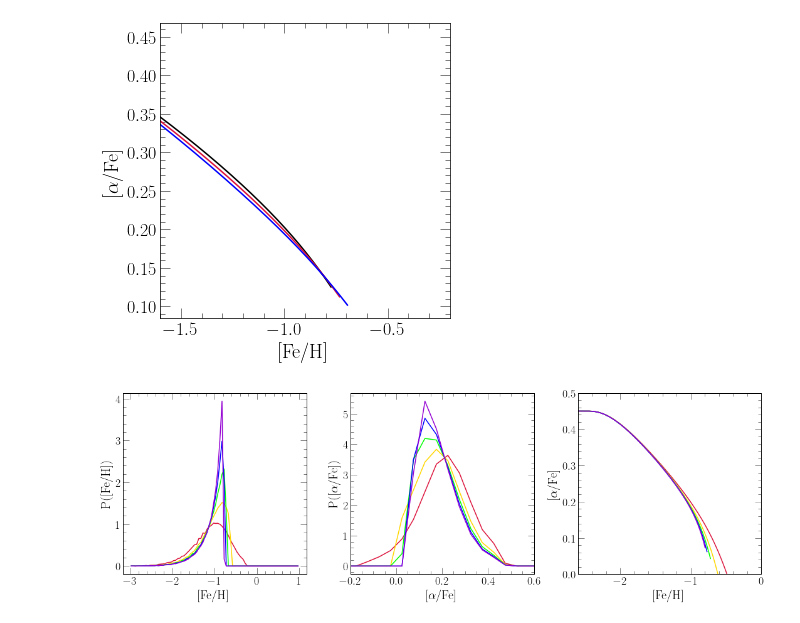
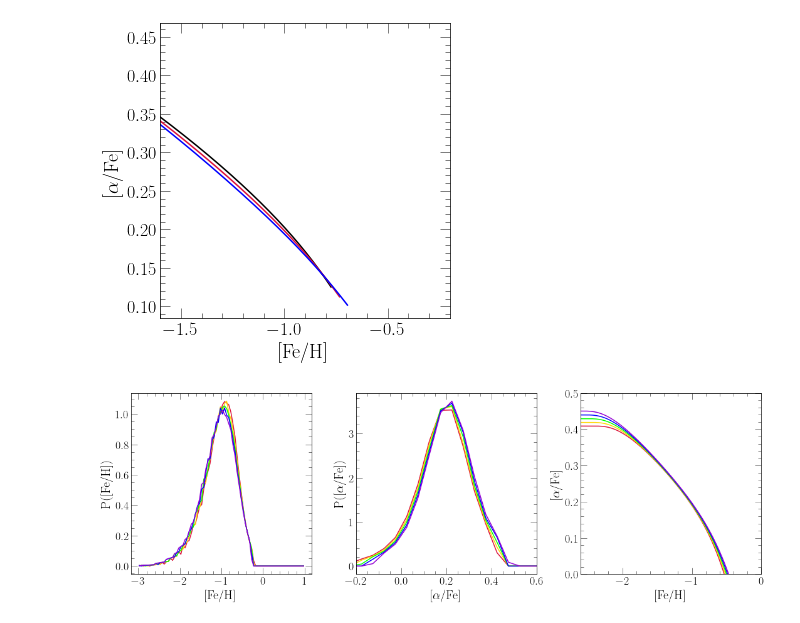
Before and after one commit to giganano/h3halo, a Jupyter notebook: notebooks/paperplots.ipynb, the cells around one changed output. Drawn from its saved outputs; the diff is of its cells as text; code cells hidden in the pictures.

Commit message:
paper updates -> text tentatively finished

```diff
--- a/notebooks/paperplots.ipynb
+++ b/notebooks/paperplots.ipynb
@@ -529,7 +529,7 @@ rederived_agefrac = {
 }
 # %%
 units = ["Gyr", "", "Gyr", "Gyr", "", ""]
-with open("../paper/outline1/mocksamples.tablebody.tex", 'w') as out:
+with open("../paper/draft1/mocksamples.tablebody.tex", 'w') as out:
     out.write(r"""
 {\renewcommand{\arraystretch}{1.8}
 \begin{table*}
@@ -548,7 +548,7 @@ in~$\log_{10}(\text{age})$ (bottom-middle block), or fraction of the
 sample with available age measurements (bottom block).
 The values taken in the fiducial mock sample are marked in bold.
 We provide illustrations of the accuracy and precision of these fits in
-Figs.~\ref{fig:dp_sigma} and~\ref{fig:precision}, respectively.
+Figs.~\ref{fig:accuracy} and~\ref{fig:precision}, respectively.
 }
 \begin{tabularx}{\textwidth}{l @{\extracolsep{\fill}} c c c c c c}
 \hline
@@ -997,11 +997,11 @@ plt.show()
 # %%
-fig = plt.figure()
+fig = plt.figure(figsize = (5, 5))
 ax = fig.add_subplot(111)
 ax.set_xscale("log")
 ax.set_yscale("log")
 ax.xaxis.set_major_formatter(fsf("%g"))
 ax.yaxis.set_major_formatter(fsf("%g"))
-ax.set_xlabel("Age Uncertainty [dex]")
+ax.set_xlabel("Log(Age) Uncertainty")
 # ax.set_ylabel(r"$\sigma/\theta$")
 ax.set_ylabel("Fit Precision")
 ax.set_xlim([0.011, 2])
@@ -1078,7 +1078,7 @@ plt.show()
 # %% [output]
 [figure]
 # %%
-fig = plt.figure()
+fig = plt.figure(figsize = (5, 5))
 ax = fig.add_subplot(111)
 # ax.set_xscale("log")
 ax.set_yscale("log")
@@ -1097,7 +1097,8 @@ colors = ["crimson", "black", "crimson", "crimson", "blue", "blue"]
 linestyles = ["-", "-", ":", "--", ":", "--"]
 labels = [r"$\tau_\text{in}$", r"$\eta$", r"$\tau_\star$",
     r"$\tau_\text{tot}$", r"$y_\text{Fe}^\text{CC}$", r"$y_\text{Fe}^\text{Ia}$"]
-for i in range(dim):
+# for i in range(dim):
+for i in [0, 2, 3, 1, 4, 5]:
     yvals = []
     for frac in agefracs:
         rederived = rederived_agefrac[frac]
@@ -1116,6 +1117,15 @@ for i in range(dim):
 # }
 # leg = ax.legend(**kwargs)
 
+kwargs = {
+    "loc": mpl_loc("upper right"),
+    "fontsize": 20,
+    "ncol": 2,
+    "columnspacing": 1,
+    "handlelength": 1.5
+}
+leg = ax.legend(**kwargs)
+
 plt.tight_layout()
 for ext in ["pdf", "jpeg"]:
     kwargs = {}
@@ -1850,39 +1860,42 @@ ax2 = fig.add_subplot(132)
 ax3 = fig.add_subplot(133)
 ax1.set_xlabel("[Fe/H]")
 ax1.set_ylabel("P([Fe/H])")
 ax2.set_xlabel(r"[$\alpha$/Fe]")
 ax2.set_ylabel(r"P([$\alpha$/Fe])")
 ax3.set_xlabel("[Fe/H]")
 ax3.set_ylabel(r"[$\alpha$/Fe]")
 ax2.set_xlim([-0.2, 0.6])
 ax3.set_xlim([-2.6, 0])
 ax3.set_ylim([0, 0.5])
 
-# tauin = [1, 2, 5, 10, 20]
-tauin = [2, 4, 6, 8, 10]
-eta = [10, 9.5, 9, 8.5, 8]
+# tauin = [2, 4, 6, 8, 10]
+# eta = [10, 9.5, 9, 8.5, 8]
+taustar = [12, 13, 14, 15, 16]
+yfecc = [8.8e-4, 8.6e-4, 8.4e-4, 8.2e-4, 8.0e-4]
 colors = ["crimson", "gold", "lime", "blue", "darkviolet"]
 vice.yields.ccsne.settings['o'] = 0.01
 vice.yields.ccsne.settings['fe'] = 0.0008
 vice.yields.sneia.settings['o'] = 0
 vice.yields.sneia.settings['fe'] = 0.0011
-for i in range(len(tauin)):
+for i in range(len(taustar)):
     with vice.singlezone(name = "test") as sz:
+        vice.yields.ccsne.settings['fe'] = yfecc[i]
         sz.func = exponential(prefactor = 1000)
-        sz.func.timescale = tauin[i]
-        sz.tau_star = 15
-#         sz.eta = eta[i]
+#         sz.func.timescale = tauin[i]
+        sz.func.timescale = 2
+#         sz.tau_star = 15
+        sz.tau_star = taustar[i]
         sz.eta = 10
         sz.mode = "ifr"
         sz.Mg0 = 0
-#         sz.bins = np.linspace(-3, 1, 401)""
         out = sz.run(np.linspace(0, 10, 1001), overwrite = True, capture = True)
         xvals = [(a + b) / 2 for a, b in zip(out.mdf["bin_edge_left"], out.mdf["bin_edge_right"])]
         ax1.plot(xvals, out.mdf["dn/d[fe/h]"], c = named_colors()[colors[i]])
         ax2.plot(xvals, out.mdf["dn/d[o/fe]"], c = named_colors()[colors[i]])
         ax3.plot(out.history["[fe/h]"], out.history["[o/fe]"], c = named_colors()[colors[i]])
 
+vice.yields.ccsne.settings['fe'] = 8.0e-4
 plt.tight_layout()
 plt.show()
 # %% [output]
-[figure, old version]
+[figure, new version]
```
Also changed, not shown: parts of 3 cells of this notebook, 31 other files.
